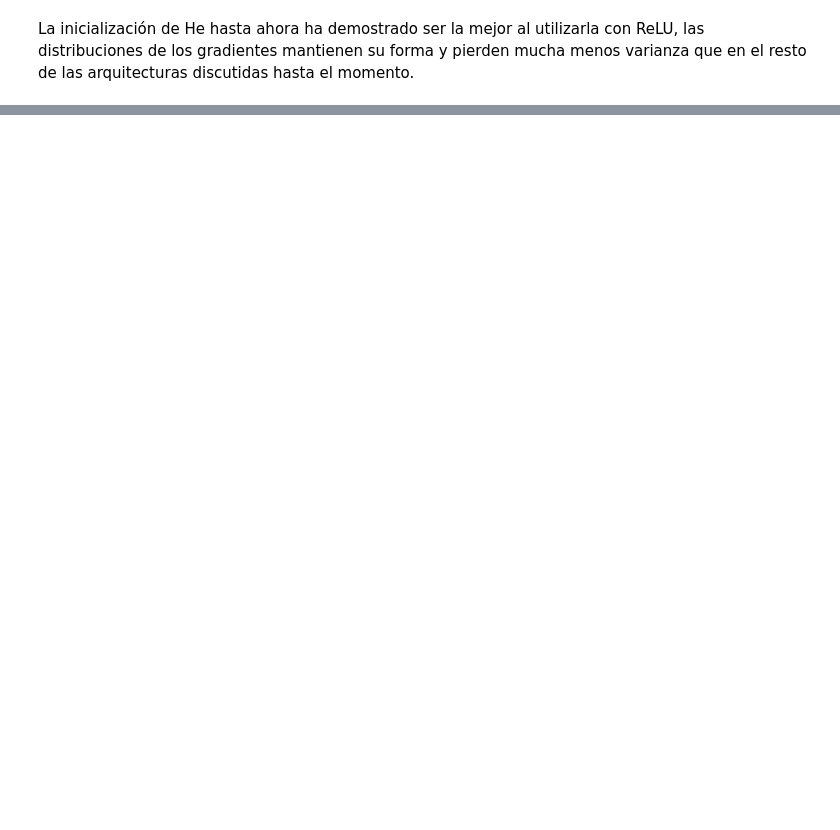
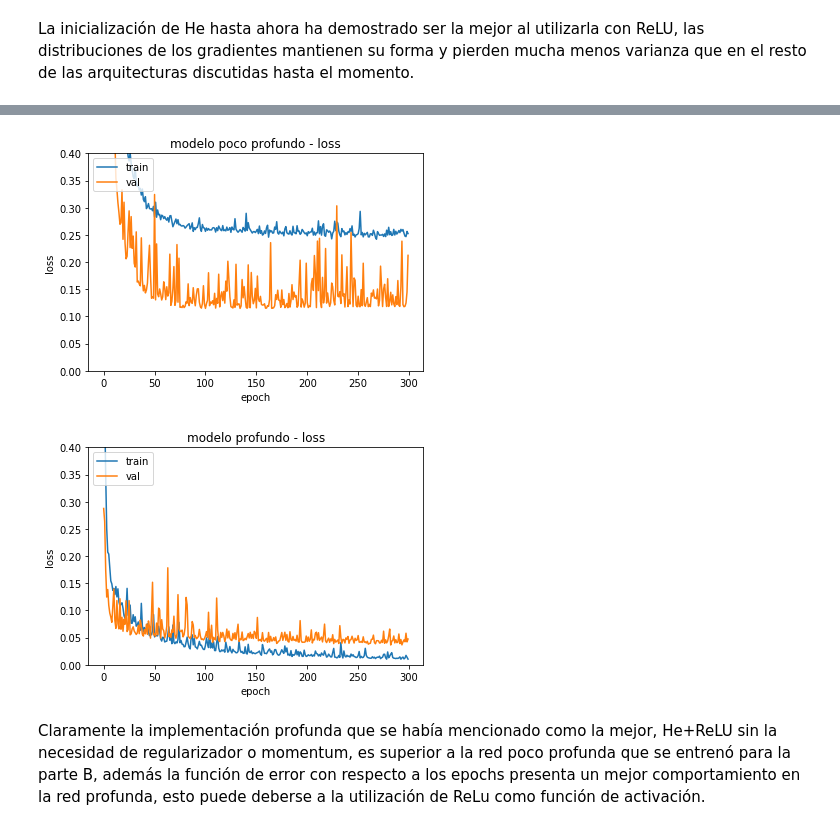
Before and after one commit to AlfredoAlfi/NNTarea1, a Jupyter notebook: Pregunta2.ipynb, the cells around one changed output, grey strips where cells are left out. Drawn from its saved outputs; the diff is of its cells as text; code cells hidden in the pictures; blank space fills up the shorter version.

```diff
--- a/Pregunta2.ipynb
+++ b/Pregunta2.ipynb
@@ -591,3 +596,52 @@ La inicialización de He hasta ahora ha demostrado ser la mejor al utilizarla co
+# %%
+import keras
+from keras.models import Sequential
+from keras.layers.core import Dense, Activation
+from keras.optimizers import SGD
+import seaborn as sns
+import matplotlib.pyplot as plt
+%matplotlib inline
+
+model = Sequential()
+model.add(Dense(200, input_dim=X_train_scaled.shape[1], kernel_initializer='uniform',activation='sigmoid'))
+model.add(Dense(1, kernel_initializer='uniform',activation='linear'))
+sgd = SGD(lr=0.01)
+model.compile(optimizer=sgd,loss='mean_squared_error')
+history1 = model.fit(X_train_scaled, y_train, epochs=300, validation_split=0.1,verbose=False)
+
+model2 = Sequential()
+model2.add(Dense(200, input_dim=X_train_scaled.shape[1], kernel_initializer='he_uniform',activation='sigmoid'))
+model2.add(Dense(200, kernel_initializer='he_uniform',activation='relu'))
+model2.add(Dense(200, kernel_initializer='he_uniform',activation='relu'))
+model2.add(Dense(200, kernel_initializer='he_uniform',activation='relu'))
+model2.add(Dense(200, kernel_initializer='he_uniform',activation='relu'))
+model2.add(Dense(1, kernel_initializer='he_uniform',activation='linear'))
+sgd = SGD(lr=0.01)
+model2.compile(optimizer=sgd,loss='mean_squared_error')
+history2 = model2.fit(X_train_scaled, y_train, epochs=300, validation_split=0.1, verbose=False)
+
+plt.plot(history1.history['loss'])
+plt.plot(history1.history['val_loss'])
+plt.ylim(0,0.4)
+plt.title('modelo poco profundo - loss')
+plt.ylabel('loss')
+plt.xlabel('epoch')
+plt.legend(['train', 'val'], loc='upper left')
+plt.show()
+
+plt.plot(history2.history['loss'])
+plt.plot(history2.history['val_loss'])
+plt.ylim(0,0.4)
+plt.title('modelo profundo - loss')
+plt.ylabel('loss')
+plt.xlabel('epoch')
+plt.legend(['train', 'val'], loc='upper left')
+plt.show()
+# %% [output]
+[figure, added]
+[figure, added]
+# %% [markdown]
+Claramente la implementación profunda que se había mencionado como la mejor, He+ReLU sin la necesidad de regularizador o momentum, es superior a la red poco profunda que se entrenó para la parte B, además la función de error con respecto a los epochs presenta un mejor comportamiento en la red profunda, esto puede deberse a la utilización de ReLu como función de activación.
 # %%
 #f
 import keras
```
Also changed, not shown: parts of 14 cells of this notebook.
